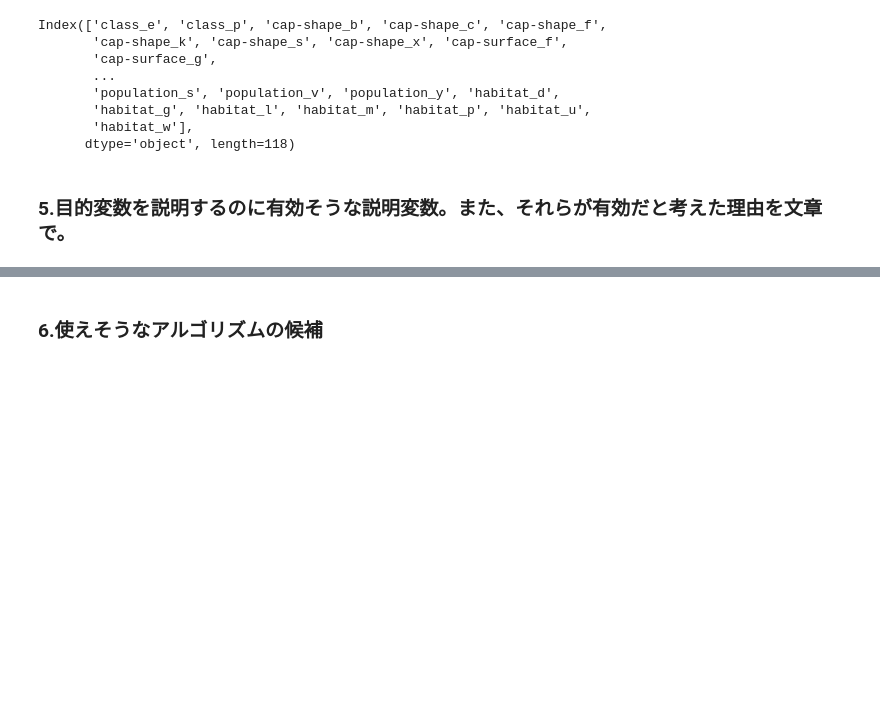
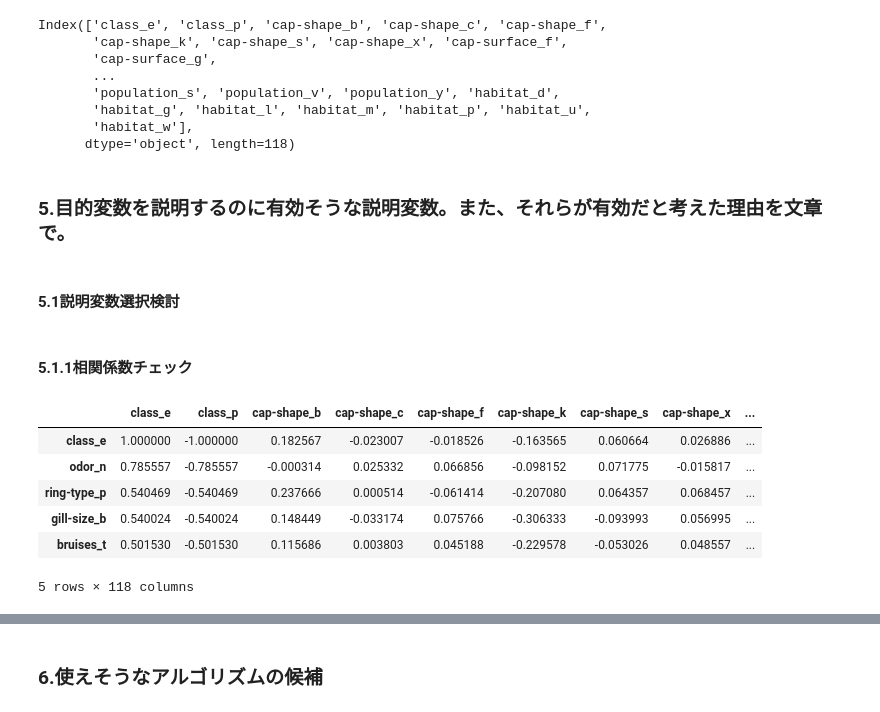
Before and after one commit to glanzend/skillupai, a Jupyter notebook: mushroom-classification-DAY5.ipynb, the cells around one changed output, grey strips where cells are left out. Saved outputs shown, nothing was run; the diff lists cells and outputs as text; code cells hidden in the pictures; blank space fills up the shorter version.

```diff
--- a/mushroom-classification-DAY5.ipynb
+++ b/mushroom-classification-DAY5.ipynb
@@ -268,3 +264,21 @@ Index(['class_e', 'class_p', 'cap-shape_b', 'cap-shape_c', 'cap-shape_f',
       dtype='object', length=118)
 # %% [markdown]
 ### 5.目的変数を説明するのに有効そうな説明変数。また、それらが有効だと考えた理由を文章で。
+# %% [markdown]
+#### 5.1説明変数選択検討
+# %% [markdown]
+#### 5.1.1相関係数チェック
+# %%
+#相関の計算
+display(dum_mushrooms.corr().sort_values(by='class_p').head())
+#display(dum_mushrooms.corr().sort_values(by='class_p').tail())
+#相関係数の出力
+dum_mushrooms.corr().to_csv('correlation.csv')
+# %% [output]
+|  | class_e | class_p | cap-shape_b | cap-shape_c | cap-shape_f | cap-shape_k | cap-shape_s | cap-shape_x | ... |
+| class_e | 1.000000 | -1.000000 | 0.182567 | -0.023007 | -0.018526 | -0.163565 | 0.060664 | 0.026886 | ... |
+| odor_n | 0.785557 | -0.785557 | -0.000314 | 0.025332 | 0.066856 | -0.098152 | 0.071775 | -0.015817 | ... |
+| ring-type_p | 0.540469 | -0.540469 | 0.237666 | 0.000514 | -0.061414 | -0.207080 | 0.064357 | 0.068457 | ... |
+| gill-size_b | 0.540024 | -0.540024 | 0.148449 | -0.033174 | 0.075766 | -0.306333 | -0.093993 | 0.056995 | ... |
+| bruises_t | 0.501530 | -0.501530 | 0.115686 | 0.003803 | 0.045188 | -0.229578 | -0.053026 | 0.048557 | ... |
+5 rows × 118 columns
```
Also changed, not shown: parts of 32 cells of this notebook.
